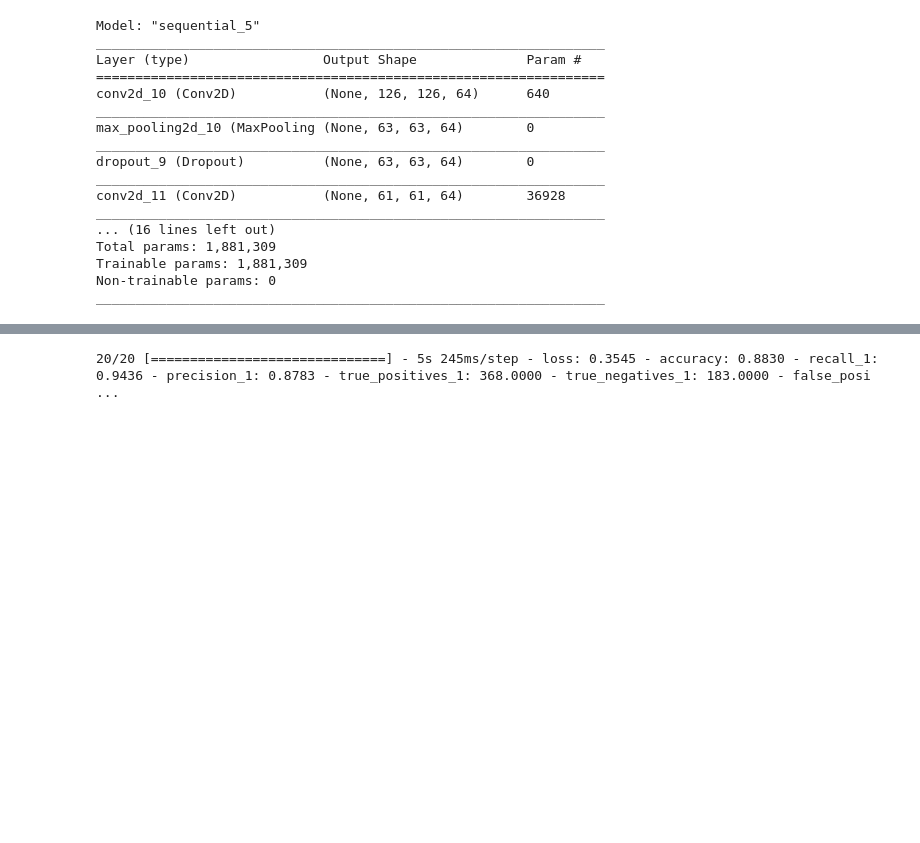
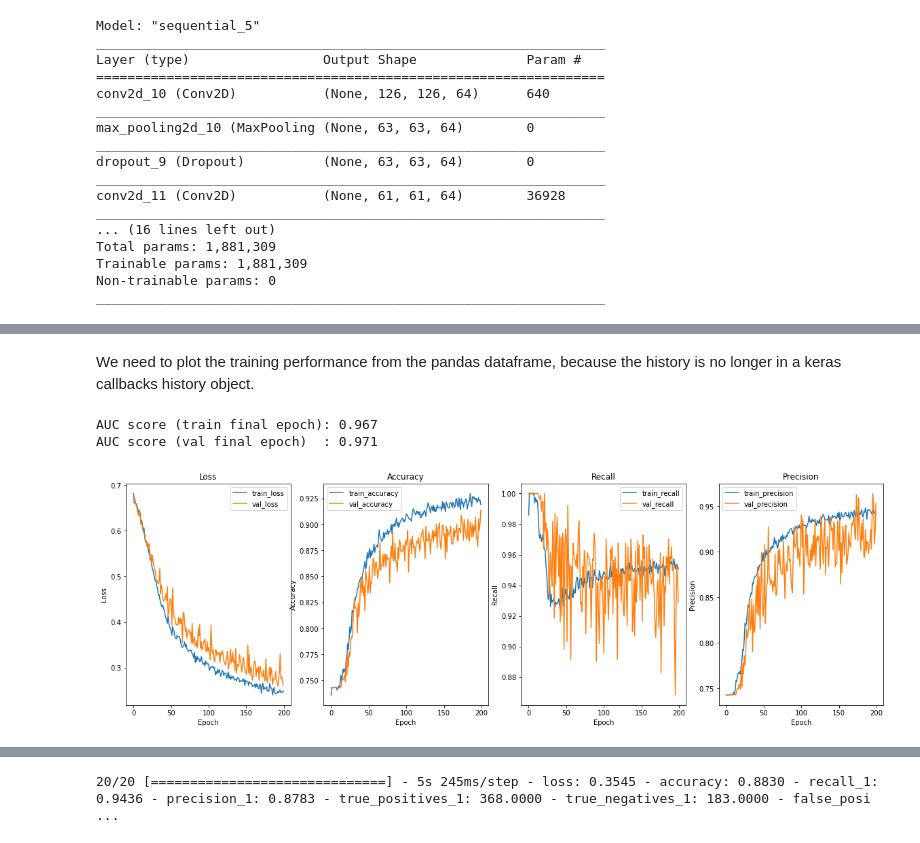
Before and after one commit to Meir-Alelov/Deep_Learning_Pneumonia_Detection, a Jupyter notebook: Deep_Learning_Pneumonia_Detection.ipynb, the cells around one changed output, grey strips where cells are left out. Saved outputs shown, nothing was run; the diff lists cells and outputs as text; code cells hidden in the pictures; blank space fills up the shorter version.

```diff
--- a/Deep_Learning_Pneumonia_Detection.ipynb
+++ b/Deep_Learning_Pneumonia_Detection.ipynb
@@ -275,3 +277,42 @@ def model_metrics(results):
+# %%
+def model_metrics_from_dataframe(df):
+
+    print(f"AUC score (train final epoch): {df['auc'].iloc[-1]:.3f}")
+    print(f"AUC score (val final epoch)  : {df['val_auc'].iloc[-1]:.3f}")
+
+
+    fig, (ax1, ax2, ax3, ax4) = plt.subplots(1, 4, figsize=(20, 6))
+
+    sns.lineplot(x=df.index, y=df['loss'], ax=ax1, label='train_loss')
+    sns.lineplot(x=df.index, y=df['val_loss'], ax=ax1, label='val_loss')
+    ax1.set_title('Loss')
+    ax1.set_xlabel('Epoch')
+    ax1.set_ylabel('Loss')
+    ax1.legend()
+
+
+    sns.lineplot(x=df.index, y=df['accuracy'], ax=ax2, label='train_accuracy')
+    sns.lineplot(x=df.index, y=df['val_accuracy'], ax=ax2, label='val_accuracy')
+    ax2.set_title('Accuracy')
+    ax2.set_xlabel('Epoch')
+    ax2.set_ylabel('Accuracy')
+    ax2.legend()
+
+
+    sns.lineplot(x=df.index, y=df['recall'], ax=ax3, label='train_recall')
+    sns.lineplot(x=df.index, y=df['val_recall'], ax=ax3, label='val_recall')
+    ax3.set_title('Recall')
+    ax3.set_xlabel('Epoch')
+    ax3.set_ylabel('Recall')
+    ax3.legend()
+
+
+    sns.lineplot(x=df.index, y=df['precision'], ax=ax4, label='train_precision')
+    sns.lineplot(x=df.index, y=df['val_precision'], ax=ax4, label='val_precision')
+    ax4.set_title('Precision')
+    ax4.set_xlabel('Epoch')
+    ax4.set_ylabel('Precision')
+    ax4.legend()
 # %%
 def conf_and_rocauc(model):
 
@@ -861,0 +918,8 @@ deep_cnn_updated_history
+# %% [markdown]
+We need to plot the training performance from the pandas dataframe, because the history is no longer in a keras callbacks history object.
+# %%
+model_metrics_from_dataframe(deep_cnn_updated_history)
+# %% [output]
+AUC score (train final epoch): 0.967
+AUC score (val final epoch)  : 0.971
+[figure, added]
```
Also changed, not shown: parts of 18 cells of this notebook.
